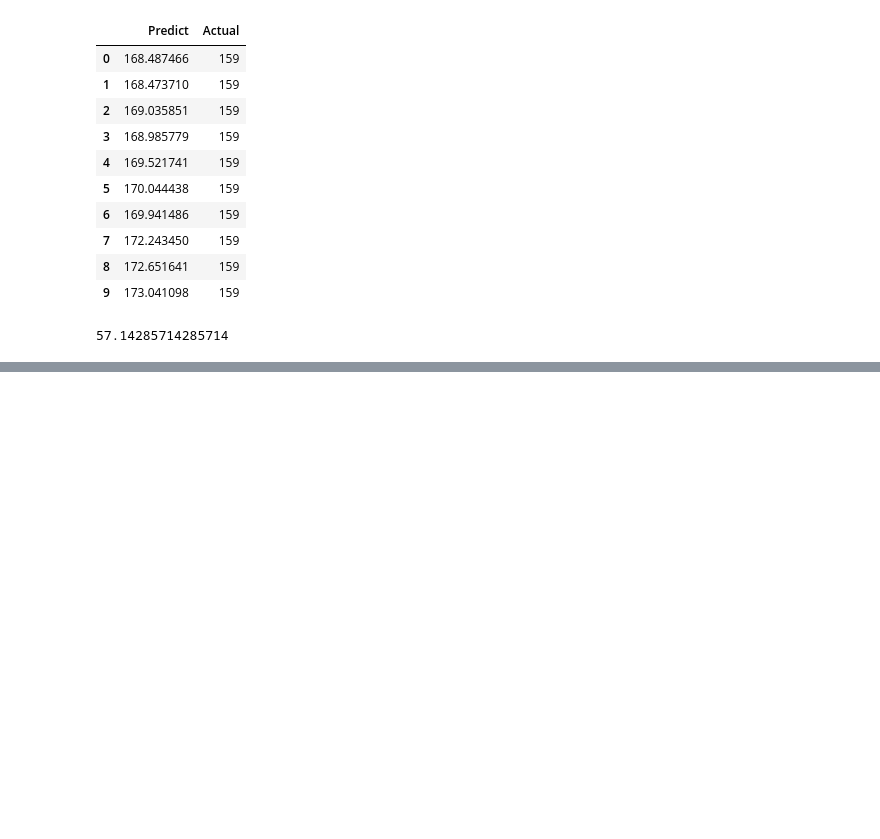
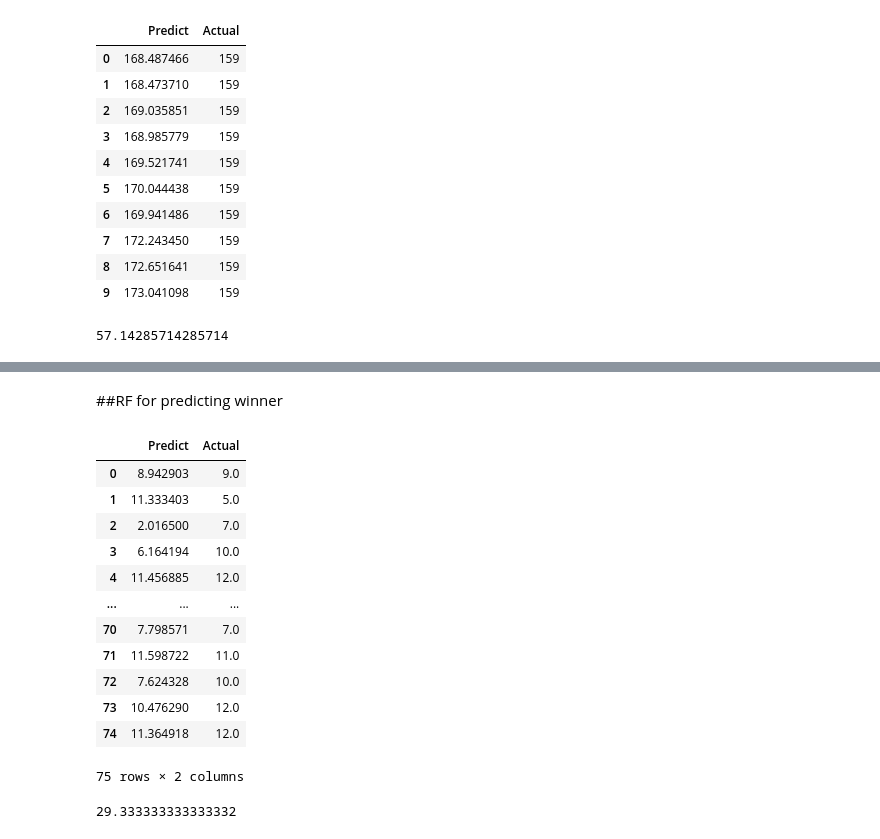
Before and after one commit to UtkarshAIITB/IPL-Data-Analysis, a Jupyter notebook: ML_models.ipynb, the cells around one changed output, grey strips where cells are left out. Saved outputs shown, nothing was run; the diff lists cells and outputs as text; code cells hidden in the pictures; blank space fills up the shorter version.

```diff
--- a/ML_models.ipynb
+++ b/ML_models.ipynb
@@ -714,0 +802,16 @@ from sklearn.ensemble import GradientBoostingClassifier
+# %%
+frames = [tt_2021, win]
+final = pd.concat(frames, axis = 1)
+
+ar1 = final['id'].unique()
+winner = pd.DataFrame()
+for items in ar1:
+  # print(items)
+  try2 = final[final.id == items]
+  # try2.drop(columns = 'id', inplace = True)
+  hapi = try2.drop(columns = ['id']).reset_index(drop=True)
+  result = (hapi.sum())/hapi.shape[0]
+  # print(result)
+  res = result.values.reshape(1,2)
+  # print(res)
+  winner = winner.append(pd.DataFrame(res))
@@ -714,0 +841,50 @@ from sklearn.ensemble import GradientBoostingClassifier
+# %% [markdown]
+##RF for predicting winner
+# %%
+rf = RandomForestRegressor()
+rf.fit(xft, y2train)
+y_pred = rf.predict(tft)
+y2test = y2test.ravel()
+win = pd.DataFrame(y_pred, columns = ['Predict'])
+win['Actual'] = y2test
+# win.head()
+frames = [id_test, win]
+final = pd.concat(frames, axis = 1)
+# %%
+ar1 = final['id'].unique()
+winner = pd.DataFrame()
+for items in ar1:
+  # print(items)
+  try2 = final[final.id == items]
+  # try2.drop(columns = 'id', inplace = True)
+  hapi = try2.drop(columns = ['id']).reset_index(drop=True)
+  result = (hapi.sum())/hapi.shape[0]
+  # print(result)
+  res = result.values.reshape(1,2)
+  # print(res)
+  winner = winner.append(pd.DataFrame(res))
+
+winner.rename(columns = {0: 'Predict',
+                          1: 'Actual'
+                          }, inplace = True)
+winner.reset_index(drop = True)
+# %% [output]
+|  | Predict | Actual |
+| 0 | 8.942903 | 9.0 |
+| 1 | 11.333403 | 5.0 |
+| 2 | 2.016500 | 7.0 |
+| 3 | 6.164194 | 10.0 |
+| 4 | 11.456885 | 12.0 |
+| ... | ... | ... |
+| 70 | 7.798571 | 7.0 |
+| 71 | 11.598722 | 11.0 |
+| 72 | 7.624328 | 10.0 |
+| 73 | 10.476290 | 12.0 |
+| 74 | 11.364918 | 12.0 |
+75 rows × 2 columns
+# %%
+winner['diff'] = abs(winner['Actual'] - winner['Predict'])
+to = winner.shape[0]
+((winner[(winner['diff'])<=0.5].shape[0])/to)*100
+# %% [output]
+29.333333333333332
```
Also changed, not shown: parts of 33 cells of this notebook.
